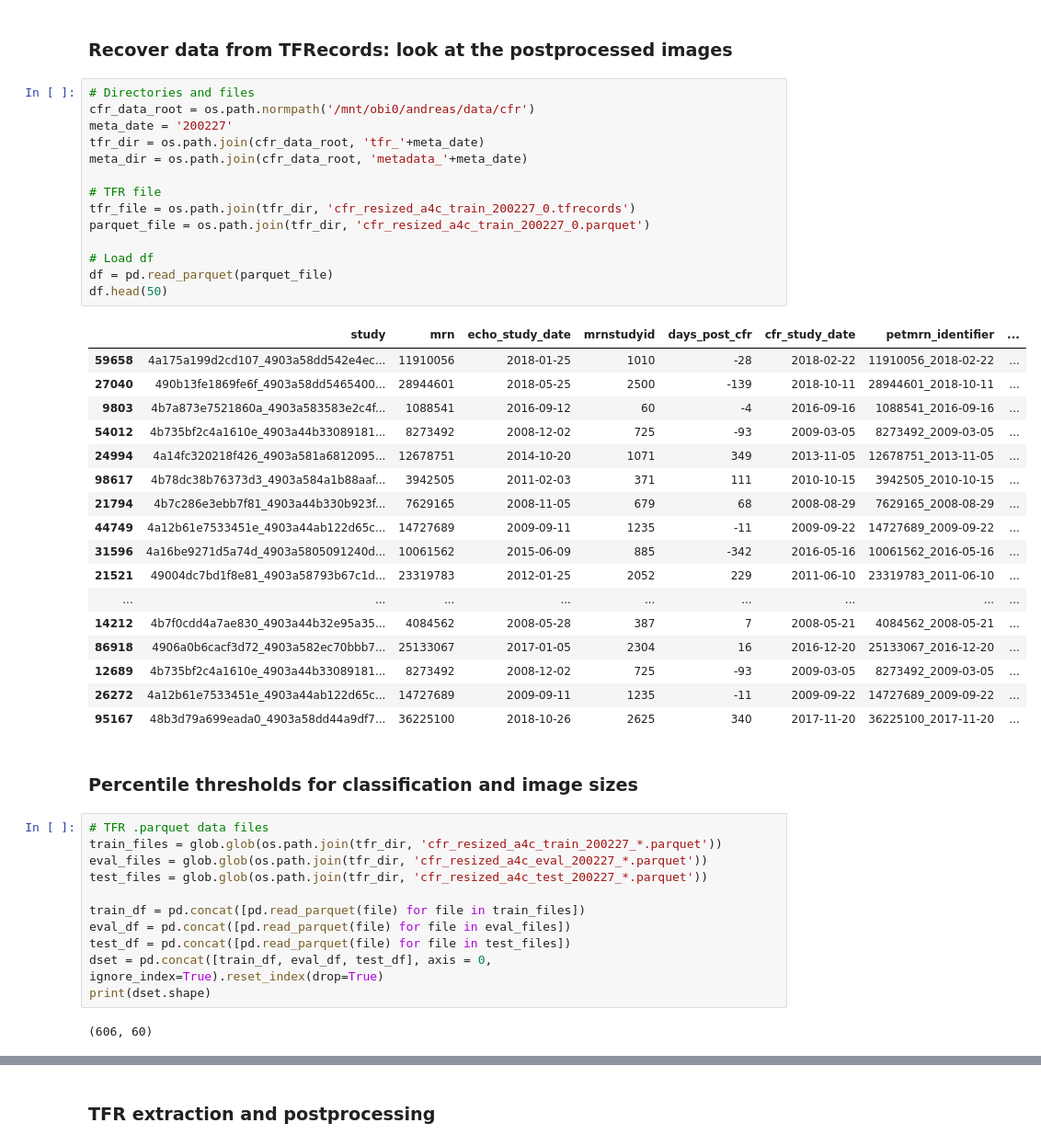
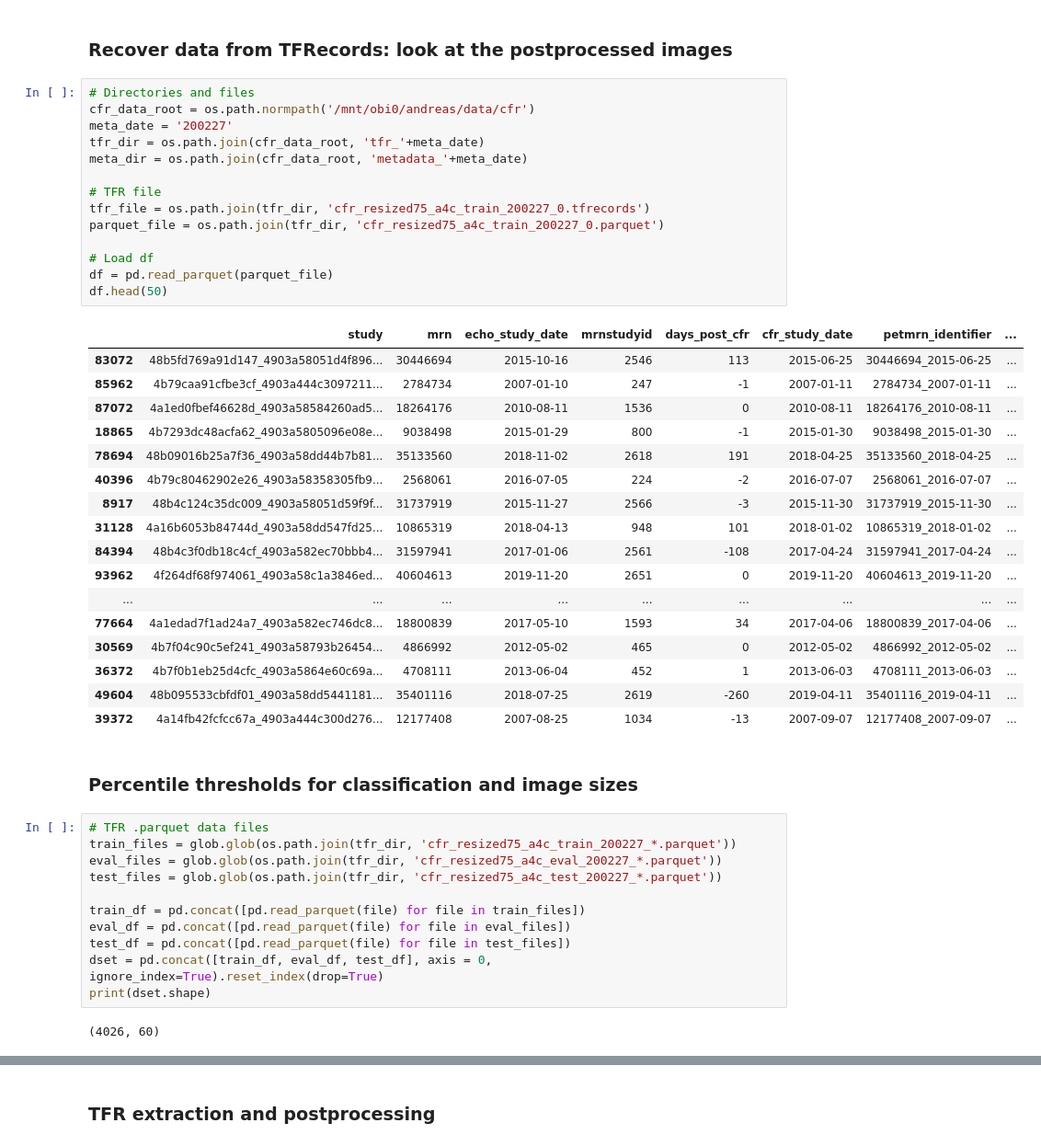
Before and after one commit to awerdich/werdich-cfr, a Jupyter notebook: notebooks/tfr_images.ipynb, the cells around one changed output, grey strips where cells are left out. Shown at 92% size. Cells and saved outputs as stored; diff of their text form.

```diff
--- a/notebooks/tfr_images.ipynb
+++ b/notebooks/tfr_images.ipynb
@@ -24,42 +22,42 @@ TensorFlow Version: 2.1.0
 # %%
 # Directories and files
 cfr_data_root = os.path.normpath('/mnt/obi0/andreas/data/cfr')
 meta_date = '200227'
 tfr_dir = os.path.join(cfr_data_root, 'tfr_'+meta_date)
 meta_dir = os.path.join(cfr_data_root, 'metadata_'+meta_date)
 
 # TFR file
-tfr_file = os.path.join(tfr_dir, 'cfr_resized_a4c_train_200227_0.tfrecords')
-parquet_file = os.path.join(tfr_dir, 'cfr_resized_a4c_train_200227_0.parquet')
+tfr_file = os.path.join(tfr_dir, 'cfr_resized75_a4c_train_200227_0.tfrecords')
+parquet_file = os.path.join(tfr_dir, 'cfr_resized75_a4c_train_200227_0.parquet')
 
 # Load df
 df = pd.read_parquet(parquet_file)
 df.head(50)
 # %% [output]
 |  | study | mrn | echo_study_date | mrnstudyid | days_post_cfr | cfr_study_date | petmrn_identifier | ... |
-| 59658 | 4a175a199d2cd107_4903a58dd542e4ec... | 11910056 | 2018-01-25 | 1010 | -28 | 2018-02-22 | 11910056_2018-02-22 | ... |
-| 27040 | 490b13fe1869fe6f_4903a58dd5465400... | 28944601 | 2018-05-25 | 2500 | -139 | 2018-10-11 | 28944601_2018-10-11 | ... |
-| 9803 | 4b7a873e7521860a_4903a583583e2c4f... | 1088541 | 2016-09-12 | 60 | -4 | 2016-09-16 | 1088541_2016-09-16 | ... |
-| 54012 | 4b735bf2c4a1610e_4903a44b33089181... | 8273492 | 2008-12-02 | 725 | -93 | 2009-03-05 | 8273492_2009-03-05 | ... |
-| 24994 | 4a14fc320218f426_4903a581a6812095... | 12678751 | 2014-10-20 | 1071 | 349 | 2013-11-05 | 12678751_2013-11-05 | ... |
-| 98617 | 4b78dc38b76373d3_4903a584a1b88aaf... | 3942505 | 2011-02-03 | 371 | 111 | 2010-10-15 | 3942505_2010-10-15 | ... |
-| 21794 | 4b7c286e3ebb7f81_4903a44b330b923f... | 7629165 | 2008-11-05 | 679 | 68 | 2008-08-29 | 7629165_2008-08-29 | ... |
-| 44749 | 4a12b61e7533451e_4903a44ab122d65c... | 14727689 | 2009-09-11 | 1235 | -11 | 2009-09-22 | 14727689_2009-09-22 | ... |
-| 31596 | 4a16be9271d5a74d_4903a5805091240d... | 10061562 | 2015-06-09 | 885 | -342 | 2016-05-16 | 10061562_2016-05-16 | ... |
-| 21521 | 49004dc7bd1f8e81_4903a58793b67c1d... | 23319783 | 2012-01-25 | 2052 | 229 | 2011-06-10 | 23319783_2011-06-10 | ... |
+| 83072 | 48b5fd769a91d147_4903a58051d4f896... | 30446694 | 2015-10-16 | 2546 | 113 | 2015-06-25 | 30446694_2015-06-25 | ... |
+| 85962 | 4b79caa91cfbe3cf_4903a444c3097211... | 2784734 | 2007-01-10 | 247 | -1 | 2007-01-11 | 2784734_2007-01-11 | ... |
+| 87072 | 4a1ed0fbef46628d_4903a58584260ad5... | 18264176 | 2010-08-11 | 1536 | 0 | 2010-08-11 | 18264176_2010-08-11 | ... |
+| 18865 | 4b7293dc48acfa62_4903a5805096e08e... | 9038498 | 2015-01-29 | 800 | -1 | 2015-01-30 | 9038498_2015-01-30 | ... |
+| 78694 | 48b09016b25a7f36_4903a58dd44b7b81... | 35133560 | 2018-11-02 | 2618 | 191 | 2018-04-25 | 35133560_2018-04-25 | ... |
+| 40396 | 4b79c80462902e26_4903a58358305fb9... | 2568061 | 2016-07-05 | 224 | -2 | 2016-07-07 | 2568061_2016-07-07 | ... |
+| 8917 | 48b4c124c35dc009_4903a58051d59f9f... | 31737919 | 2015-11-27 | 2566 | -3 | 2015-11-30 | 31737919_2015-11-30 | ... |
+| 31128 | 4a16b6053b84744d_4903a58dd547fd25... | 10865319 | 2018-04-13 | 948 | 101 | 2018-01-02 | 10865319_2018-01-02 | ... |
+| 84394 | 48b4c3f0db18c4cf_4903a582ec70bbb4... | 31597941 | 2017-01-06 | 2561 | -108 | 2017-04-24 | 31597941_2017-04-24 | ... |
+| 93962 | 4f264df68f974061_4903a58c1a3846ed... | 40604613 | 2019-11-20 | 2651 | 0 | 2019-11-20 | 40604613_2019-11-20 | ... |
 | ... | ... | ... | ... | ... | ... | ... | ... | ... |
-| 14212 | 4b7f0cdd4a7ae830_4903a44b32e95a35... | 4084562 | 2008-05-28 | 387 | 7 | 2008-05-21 | 4084562_2008-05-21 | ... |
-| 86918 | 4906a0b6cacf3d72_4903a582ec70bbb7... | 25133067 | 2017-01-05 | 2304 | 16 | 2016-12-20 | 25133067_2016-12-20 | ... |
-| 12689 | 4b735bf2c4a1610e_4903a44b33089181... | 8273492 | 2008-12-02 | 725 | -93 | 2009-03-05 | 8273492_2009-03-05 | ... |
-| 26272 | 4a12b61e7533451e_4903a44ab122d65c... | 14727689 | 2009-09-11 | 1235 | -11 | 2009-09-22 | 14727689_2009-09-22 | ... |
-| 95167 | 48b3d79a699eada0_4903a58dd44a9df7... | 36225100 | 2018-10-26 | 2625 | 340 | 2017-11-20 | 36225100_2017-11-20 | ... |
+| 77664 | 4a1edad7f1ad24a7_4903a582ec746dc8... | 18800839 | 2017-05-10 | 1593 | 34 | 2017-04-06 | 18800839_2017-04-06 | ... |
+| 30569 | 4b7f04c90c5ef241_4903a58793b26454... | 4866992 | 2012-05-02 | 465 | 0 | 2012-05-02 | 4866992_2012-05-02 | ... |
+| 36372 | 4b7f0b1eb25d4cfc_4903a5864e60c69a... | 4708111 | 2013-06-04 | 452 | 1 | 2013-06-03 | 4708111_2013-06-03 | ... |
+| 49604 | 48b095533cbfdf01_4903a58dd5441181... | 35401116 | 2018-07-25 | 2619 | -260 | 2019-04-11 | 35401116_2019-04-11 | ... |
+| 39372 | 4a14fb42fcfcc67a_4903a444c300d276... | 12177408 | 2007-08-25 | 1034 | -13 | 2007-09-07 | 12177408_2007-09-07 | ... |
 # %% [markdown]
 ### Percentile thresholds for classification and image sizes ###
 # %%
 # TFR .parquet data files
-train_files = glob.glob(os.path.join(tfr_dir, 'cfr_resized_a4c_train_200227_*.parquet'))
-eval_files = glob.glob(os.path.join(tfr_dir, 'cfr_resized_a4c_eval_200227_*.parquet'))
-test_files = glob.glob(os.path.join(tfr_dir, 'cfr_resized_a4c_test_200227_*.parquet'))
+train_files = glob.glob(os.path.join(tfr_dir, 'cfr_resized75_a4c_train_200227_*.parquet'))
+eval_files = glob.glob(os.path.join(tfr_dir, 'cfr_resized75_a4c_eval_200227_*.parquet'))
+test_files = glob.glob(os.path.join(tfr_dir, 'cfr_resized75_a4c_test_200227_*.parquet'))
 
 train_df = pd.concat([pd.read_parquet(file) for file in train_files])
 eval_df = pd.concat([pd.read_parquet(file) for file in eval_files])
@@ -67,7 +65,7 @@ test_df = pd.concat([pd.read_parquet(file) for file in test_files])
 dset = pd.concat([train_df, eval_df, test_df], axis = 0, ignore_index=True).reset_index(drop=True)
 print(dset.shape)
 # %% [output]
-(606, 60)
+(4026, 60)
 # %%
 print('Size of cfr table:', dset.shape)
 cfr_array = dset.unaffected_cfr.values
```
Also changed, not shown: parts of 14 cells of this notebook, 6 other files.
